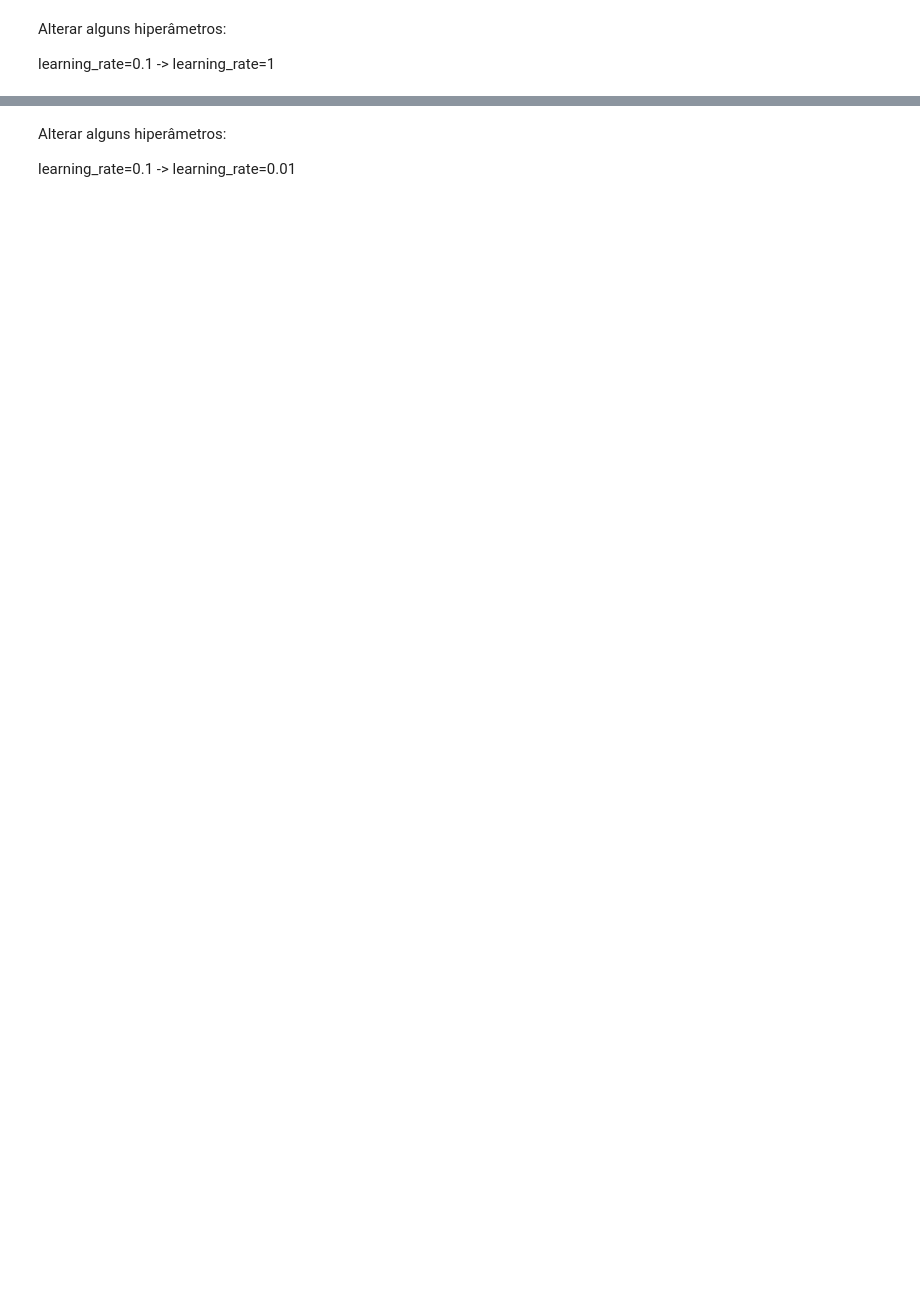
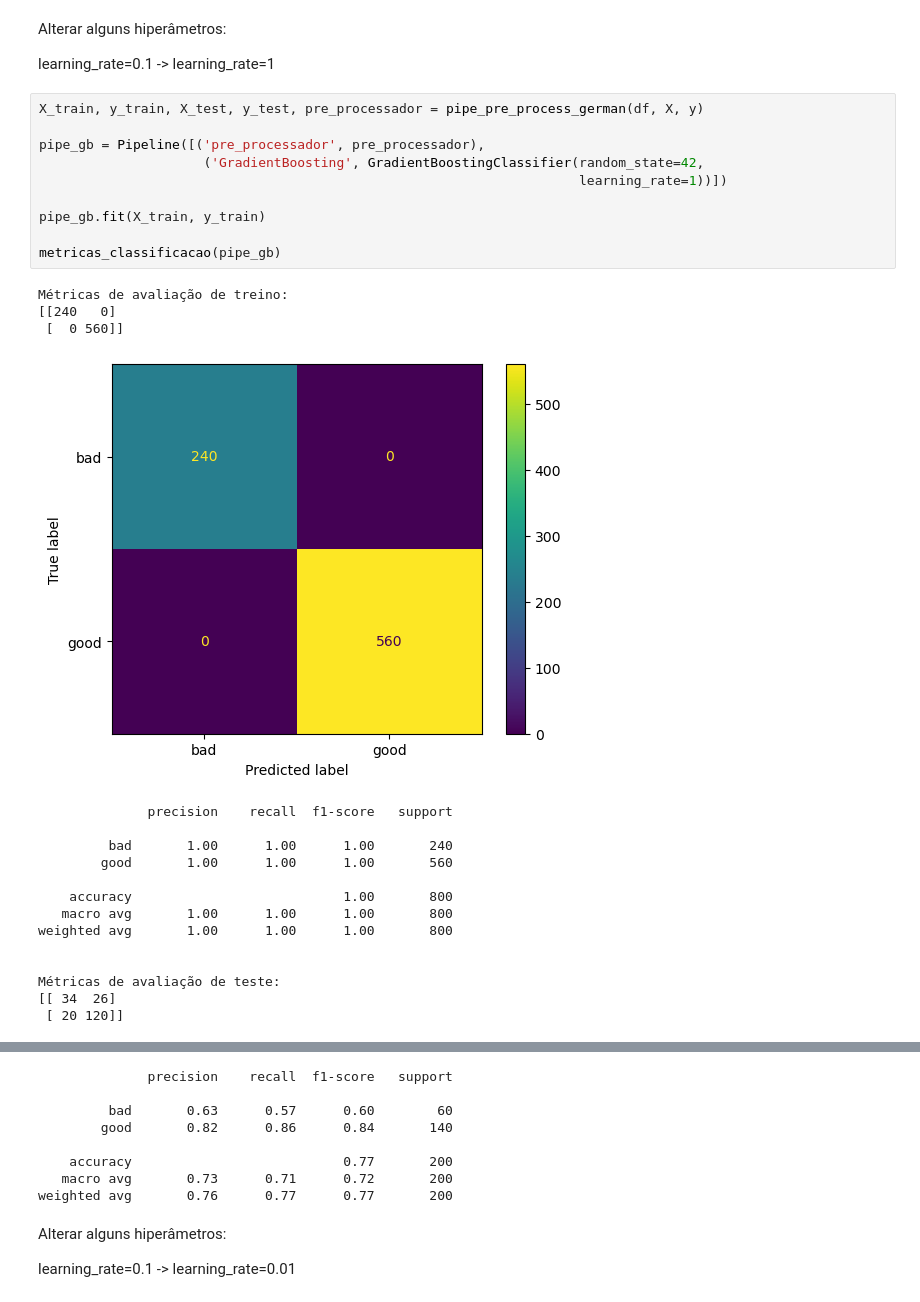
Before and after one commit to brunoissamo/Be-Tech-by-Braskem, a Jupyter notebook: Aula 03/3.2 Métodos Ensemble - parte II.ipynb, the cells around one changed output, grey strips where cells are left out. Saved outputs shown, nothing was run; the diff lists cells and outputs as text; blank space fills up the shorter version.

```diff
--- a/Aula 03/3.2 Métodos Ensemble - parte II.ipynb
+++ b/Aula 03/3.2 Métodos Ensemble - parte II.ipynb
@@ -151,3 +204,31 @@ def metricas_classificacao(estimator):
 Alterar alguns hiperâmetros:
 
 learning_rate=0.1 -> learning_rate=1
+# %%
+X_train, y_train, X_test, y_test, pre_processador = pipe_pre_process_german(df, X, y)
+
+pipe_gb = Pipeline([('pre_processador', pre_processador),
+                     ('GradientBoosting', GradientBoostingClassifier(random_state=42,
+                                                                     learning_rate=1))])
+
+pipe_gb.fit(X_train, y_train)
+
+metricas_classificacao(pipe_gb)
+# %% [output]
+Métricas de avaliação de treino:
+[[240   0]
+ [  0 560]]
+[figure, added]
+              precision    recall  f1-score   support
+
+         bad       1.00      1.00      1.00       240
+        good       1.00      1.00      1.00       560
+
+    accuracy                           1.00       800
+   macro avg       1.00      1.00      1.00       800
+weighted avg       1.00      1.00      1.00       800
+
+
+Métricas de avaliação de teste:
+[[ 34  26]
+ [ 20 120]]
@@ -154,3 +236,11 @@ learning_rate=0.1 -> learning_rate=1
+              precision    recall  f1-score   support
+
+         bad       0.63      0.57      0.60        60
+        good       0.82      0.86      0.84       140
+
+    accuracy                           0.77       200
+   macro avg       0.73      0.71      0.72       200
+weighted avg       0.76      0.77      0.77       200
 # %% [markdown]
 Alterar alguns hiperâmetros:
 
```
Also changed, not shown: parts of 16 cells of this notebook, 2 other files.
